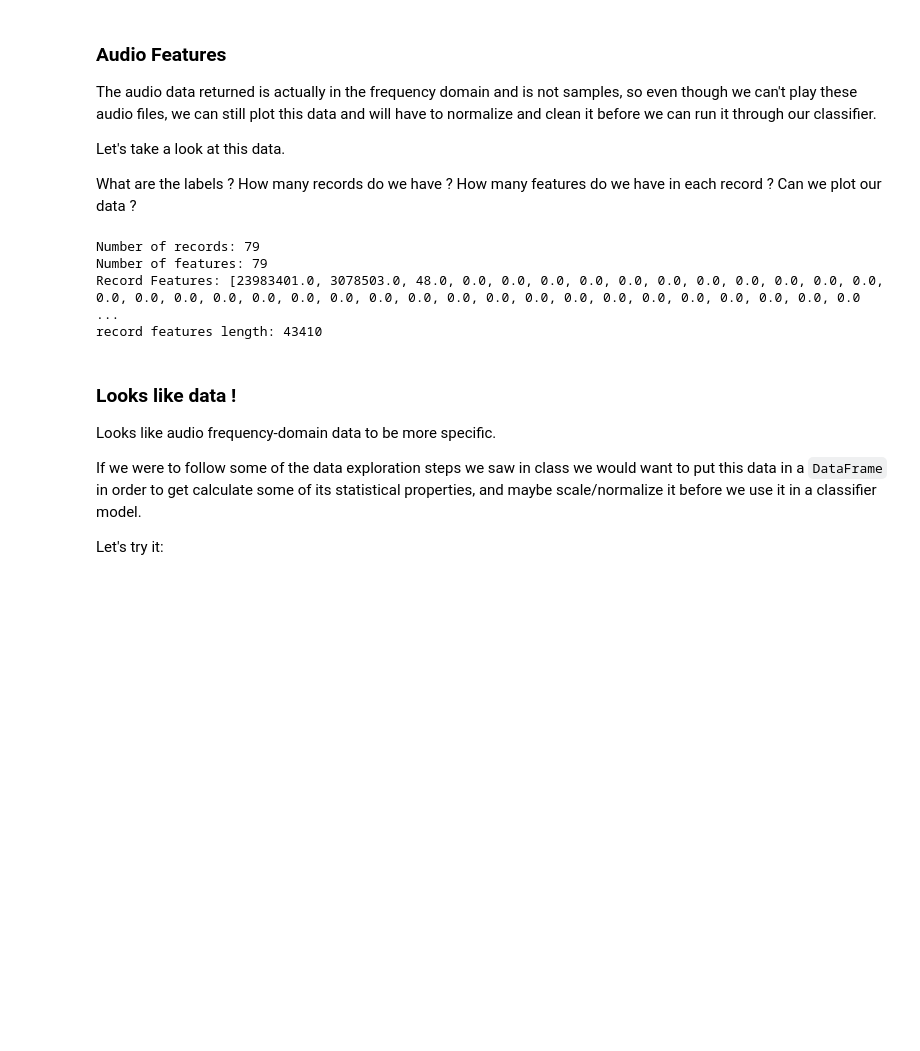
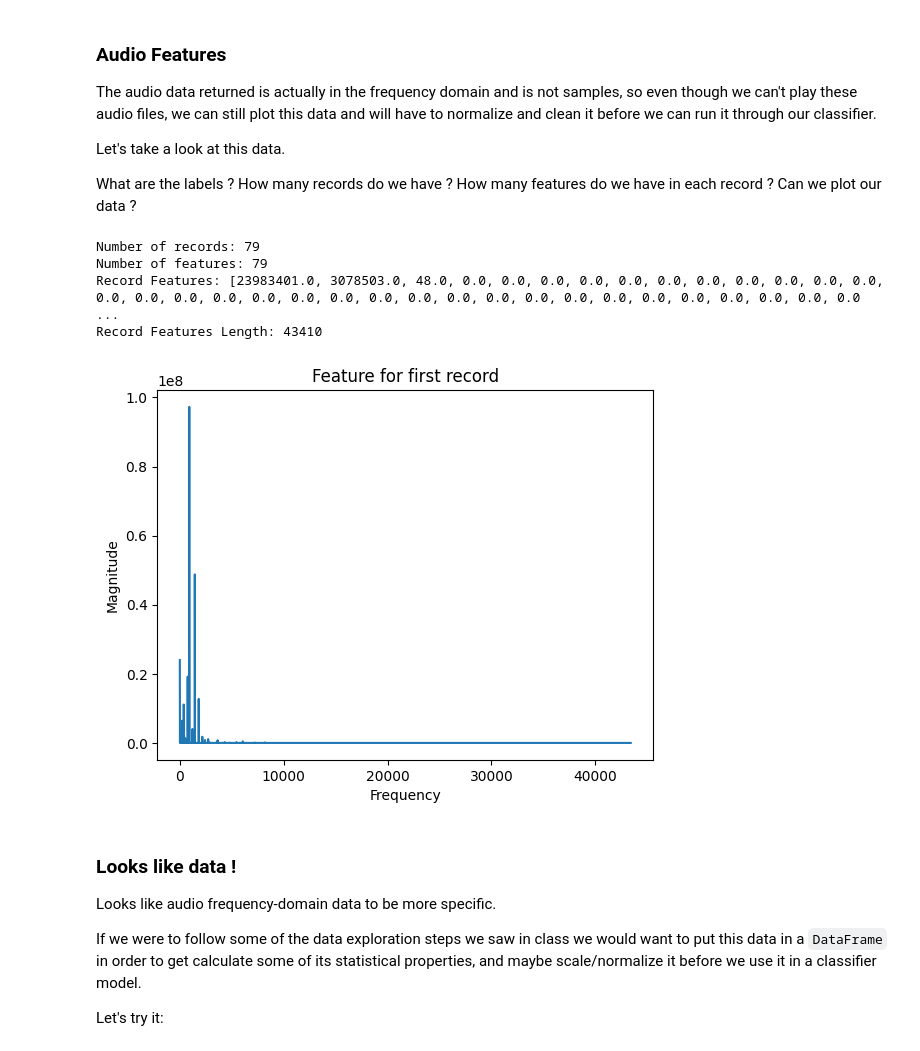
Before and after one commit to KAZIARSH-AI-ML-SPRING2026/KAZHomework05, a Jupyter notebook: Homework05.ipynb, the cells around one changed output. Saved outputs shown, nothing was run; the diff lists cells and outputs as text; code cells hidden in the pictures; blank space fills up the shorter version.

```diff
--- a/Homework05.ipynb
+++ b/Homework05.ipynb
@@ -136,22 +136,30 @@ What are the labels ? How many records do we have ? How many features do we have
 # %%
 # TODO: How many records ?
 num_records = len(labels)
 print("Number of records:", num_records)
 
 # TODO: How many features ?
 num_features = len(features)
 print("Number of features:", num_features)
 
 record_features = features[0]
 print("Record Features:", record_features)
 print("Record Features Length:", len(record_features))
 
 # TODO: Plot some features
+import matplotlib.pyplot as plt
+
+plt.plot(features[0])
+plt.title("Feature for first record")
+plt.xlabel("Frequency")
+plt.ylabel("Magnitude")
+plt.show()
 # %% [output]
 Number of records: 79
 Number of features: 79
 Record Features: [23983401.0, 3078503.0, 48.0, 0.0, 0.0, 0.0, 0.0, 0.0, 0.0, 0.0, 0.0, 0.0, 0.0, 0.0, 0.0, 0.0, 0.0, 0.0, 0.0, 0.0, 0.0, 0.0, 0.0, 0.0, 0.0, 0.0, 0.0, 0.0, 0.0, 0.0, 0.0, 0.0, 0.0, 0.0 ...
-record features length: 43410
+Record Features Length: 43410
+[figure, added]
 # %% [markdown]
 ### Looks like data !
 
```
Also changed, not shown: parts of 8 cells of this notebook.
